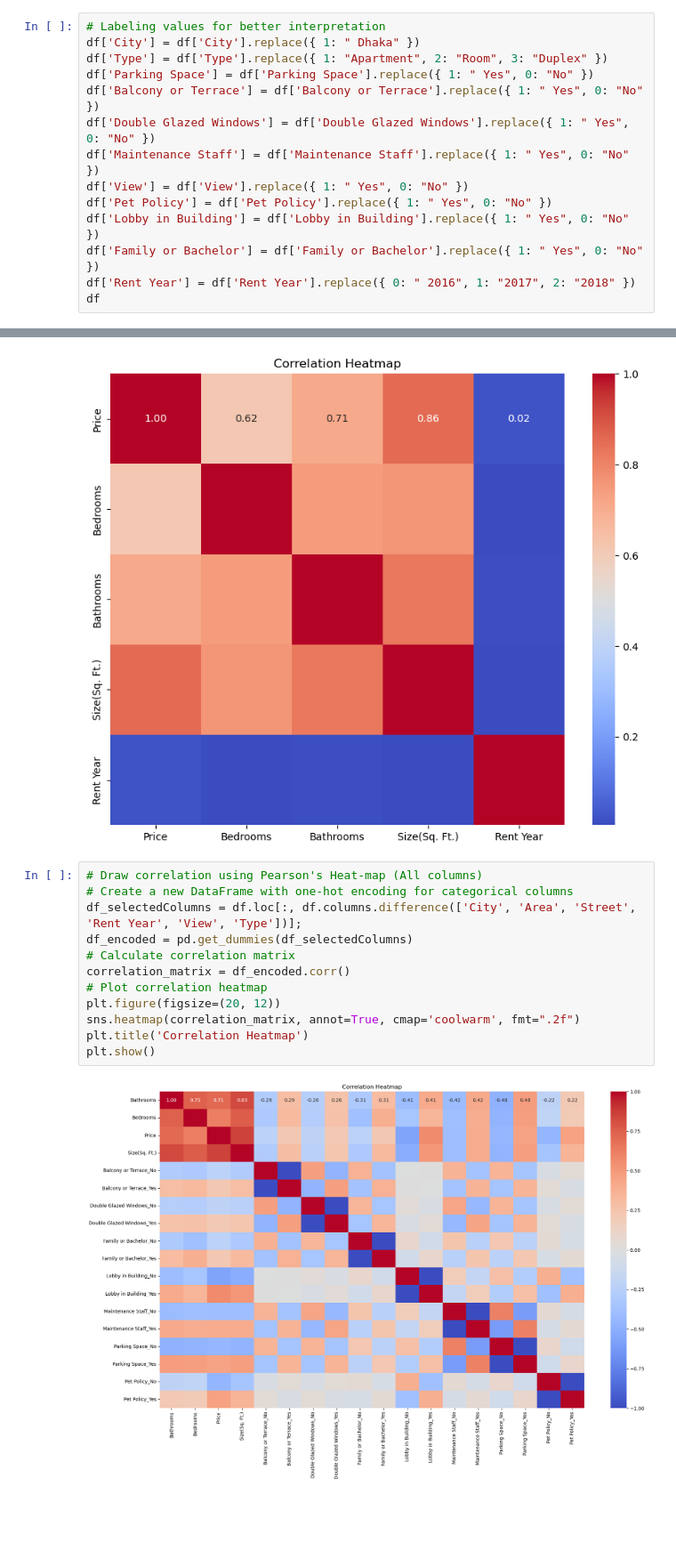
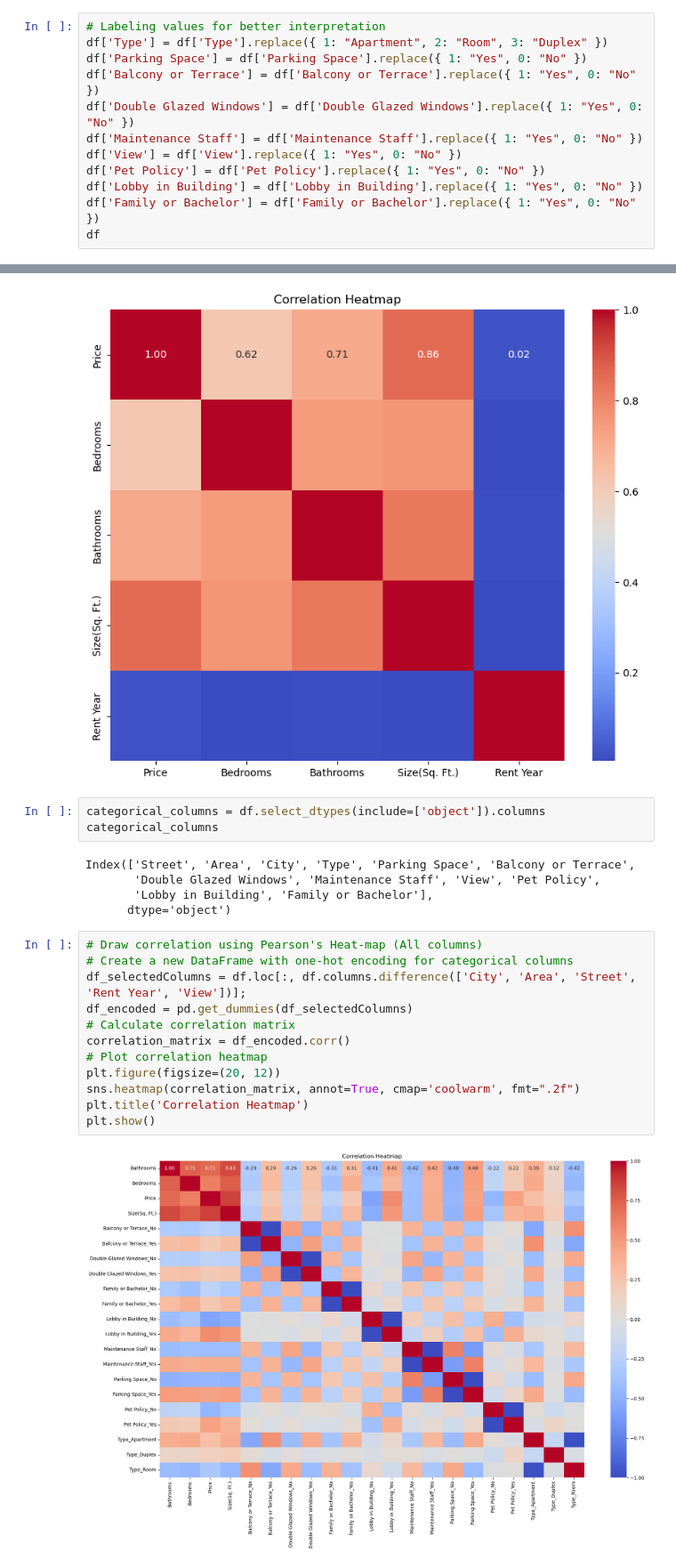
Before and after one commit to jhonnovax/House-Price-Prediction, a Jupyter notebook: house-price-prediction.ipynb, the cells around one changed output, grey strips where cells are left out. Shown at 89% size. Saved outputs shown, nothing was run; the diff lists cells and outputs as text; blank space fills up the shorter version.

```diff
--- a/house-price-prediction.ipynb
+++ b/house-price-prediction.ipynb
@@ -171,16 +145,14 @@ Name: count, dtype: int64
 # %%
 # Labeling values for better interpretation
-df['City'] = df['City'].replace({ 1: " Dhaka" })
 df['Type'] = df['Type'].replace({ 1: "Apartment", 2: "Room", 3: "Duplex" })
-df['Parking Space'] = df['Parking Space'].replace({ 1: " Yes", 0: "No" })
-df['Balcony or Terrace'] = df['Balcony or Terrace'].replace({ 1: " Yes", 0: "No" })
-df['Double Glazed Windows'] = df['Double Glazed Windows'].replace({ 1: " Yes", 0: "No" })
-df['Maintenance Staff'] = df['Maintenance Staff'].replace({ 1: " Yes", 0: "No" })
-df['View'] = df['View'].replace({ 1: " Yes", 0: "No" })
-df['Pet Policy'] = df['Pet Policy'].replace({ 1: " Yes", 0: "No" })
-df['Lobby in Building'] = df['Lobby in Building'].replace({ 1: " Yes", 0: "No" })
-df['Family or Bachelor'] = df['Family or Bachelor'].replace({ 1: " Yes", 0: "No" })
-df['Rent Year'] = df['Rent Year'].replace({ 0: " 2016", 1: "2017", 2: "2018" })
+df['Parking Space'] = df['Parking Space'].replace({ 1: "Yes", 0: "No" })
+df['Balcony or Terrace'] = df['Balcony or Terrace'].replace({ 1: "Yes", 0: "No" })
+df['Double Glazed Windows'] = df['Double Glazed Windows'].replace({ 1: "Yes", 0: "No" })
+df['Maintenance Staff'] = df['Maintenance Staff'].replace({ 1: "Yes", 0: "No" })
+df['View'] = df['View'].replace({ 1: "Yes", 0: "No" })
+df['Pet Policy'] = df['Pet Policy'].replace({ 1: "Yes", 0: "No" })
+df['Lobby in Building'] = df['Lobby in Building'].replace({ 1: "Yes", 0: "No" })
+df['Family or Bachelor'] = df['Family or Bachelor'].replace({ 1: "Yes", 0: "No" })
 df
 # %% [output]
 |  | Price | Street | Area | City | Type | Bedrooms | Bathrooms | Size(Sq. Ft.) | Parking Space | ... |
@@ -393,17 +405,25 @@ plt.title('Correlation Heatmap')
 plt.show()
 # %% [output]
 [figure]
+# %%
+categorical_columns = df.select_dtypes(include=['object']).columns
+categorical_columns
+# %% [output]
+Index(['Street', 'Area', 'City', 'Type', 'Parking Space', 'Balcony or Terrace',
+       'Double Glazed Windows', 'Maintenance Staff', 'View', 'Pet Policy',
+       'Lobby in Building', 'Family or Bachelor'],
+      dtype='object')
 # %%
 # Draw correlation using Pearson's Heat-map (All columns)
 # Create a new DataFrame with one-hot encoding for categorical columns
-df_selectedColumns = df.loc[:, df.columns.difference(['City', 'Area', 'Street', 'Rent Year', 'View', 'Type'])];
+df_selectedColumns = df.loc[:, df.columns.difference(['City', 'Area', 'Street', 'Rent Year', 'View'])];
 df_encoded = pd.get_dummies(df_selectedColumns)
 # Calculate correlation matrix
 correlation_matrix = df_encoded.corr()
 # Plot correlation heatmap
 plt.figure(figsize=(20, 12))
 sns.heatmap(correlation_matrix, annot=True, cmap='coolwarm', fmt=".2f")
 plt.title('Correlation Heatmap')
 plt.show()
 # %% [output]
-[figure, old version]
+[figure, new version]
```
Also changed, not shown: parts of 85 cells of this notebook.
